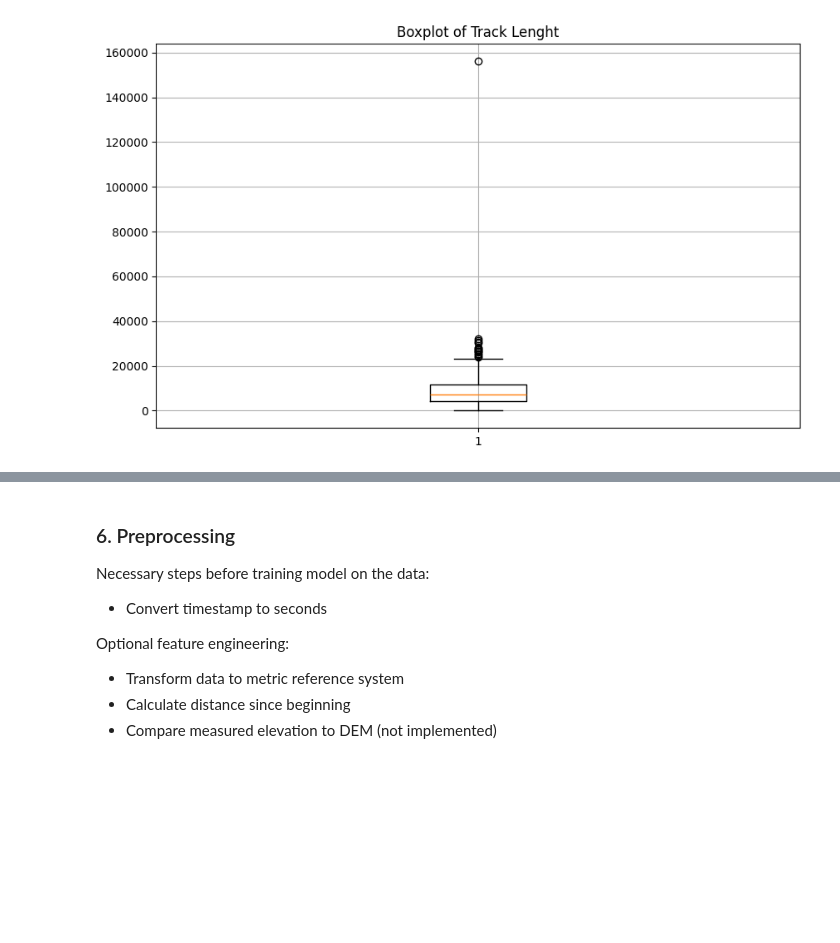
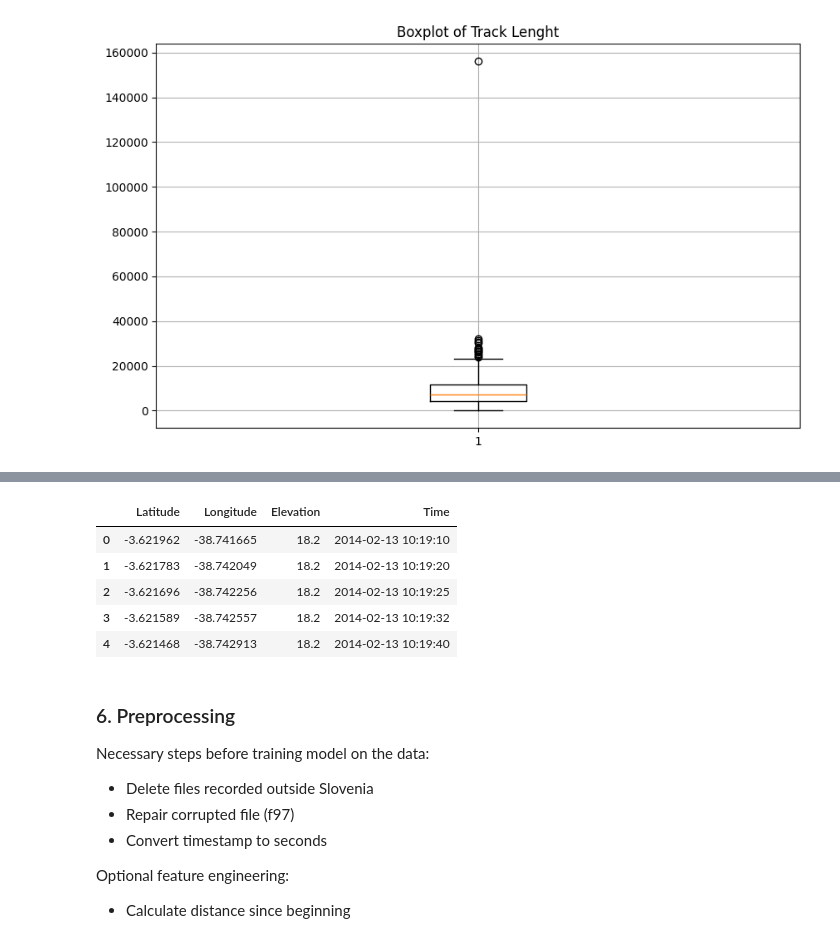
Before and after one commit to maciejlipski/opencampus_travel_time, a Jupyter notebook: 1_DatasetCharacteristics/exploratory_data_analysis.ipynb, the cells around one changed output, grey strips where cells are left out. Cells and saved outputs as stored; diff of their text form; code cells hidden in the pictures; blank space fills up the shorter version.

```diff
--- a/1_DatasetCharacteristics/exploratory_data_analysis.ipynb
+++ b/1_DatasetCharacteristics/exploratory_data_analysis.ipynb
@@ -331,12 +435,24 @@ Outlier file(s):
+# %%
+# Parse the GPX file
+file_path = '/content/Sport/Rider1/f1.gpx'
+df = pd.read_excel(file_path)
+df.head()
+# %% [output]
+|  | Latitude | Longitude | Elevation | Time |
+| 0 | -3.621962 | -38.741665 | 18.2 | 2014-02-13 10:19:10 |
+| 1 | -3.621783 | -38.742049 | 18.2 | 2014-02-13 10:19:20 |
+| 2 | -3.621696 | -38.742256 | 18.2 | 2014-02-13 10:19:25 |
+| 3 | -3.621589 | -38.742557 | 18.2 | 2014-02-13 10:19:32 |
+| 4 | -3.621468 | -38.742913 | 18.2 | 2014-02-13 10:19:40 |
 # %% [markdown]
 ### 6. Preprocessing
 Necessary steps before training model on the data:
+- Delete files recorded outside Slovenia
+- Repair corrupted file (f97)
 - Convert timestamp to seconds
 
 Optional feature engineering:
-- Transform data to metric reference system
 - Calculate distance since beginning
-- Compare measured elevation to DEM (not implemented)
 # %%
 # Preprocessing pipeline
 import pandas as pd
```
Also changed, not shown: parts of 11 cells of this notebook.
